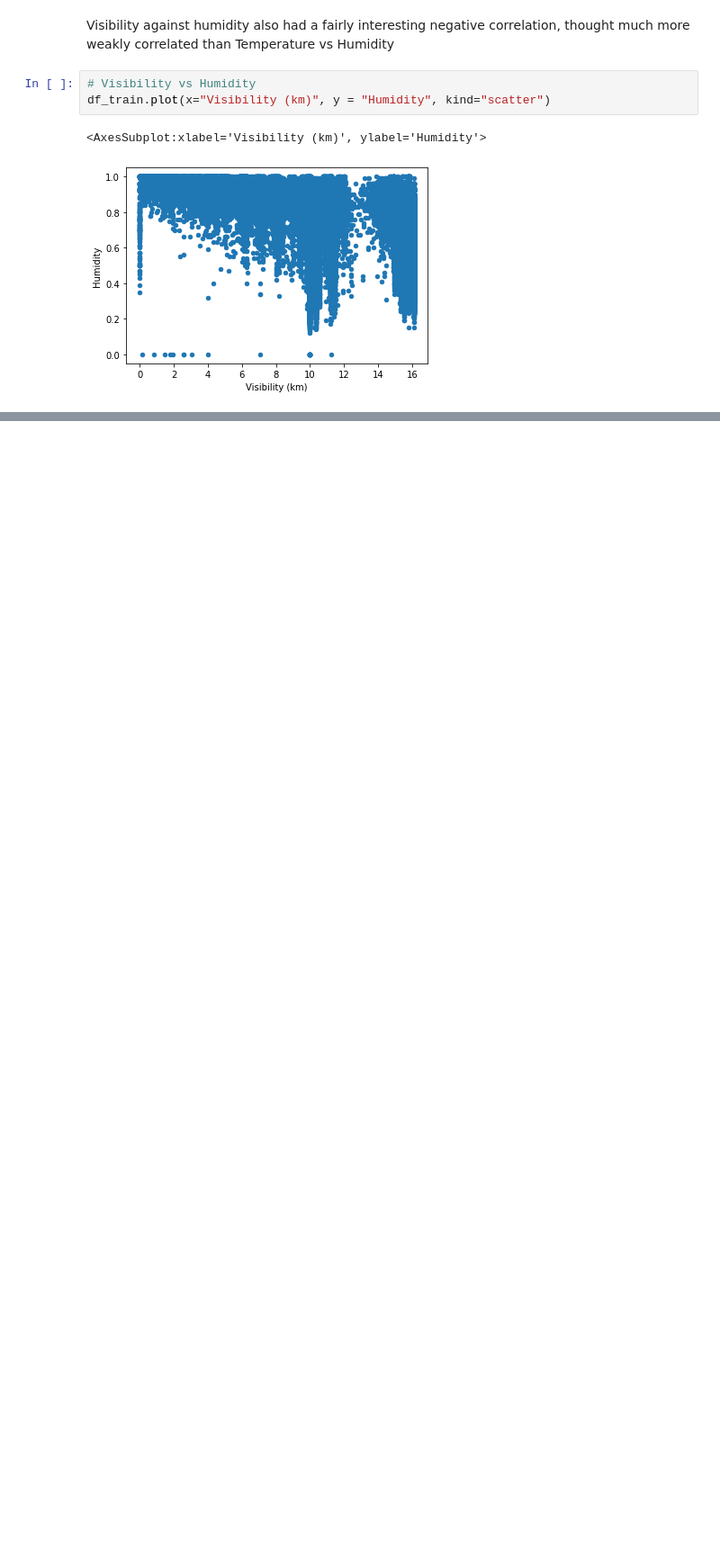
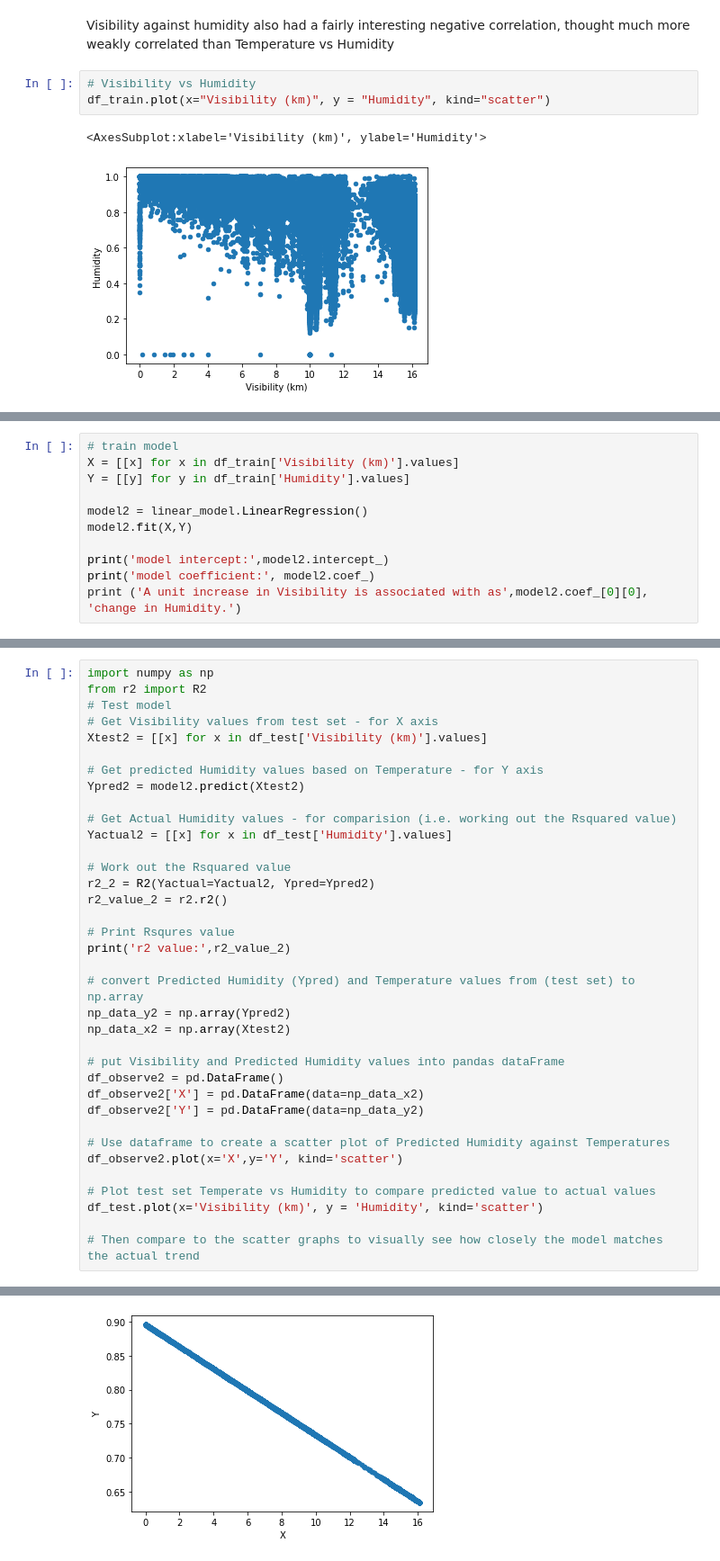
Before and after one commit to Zaederx/HumidityPredictionModel, a Jupyter notebook: weatherModel.ipynb, the cells around one changed output, grey strips where cells are left out. Shown: that part at 90% size. Drawn from its saved outputs; the diff is of its cells as text; blank space fills up the shorter version.

Commit message:
Added 2 model (single featured and dual featured models)

```diff
--- a/weatherModel.ipynb
+++ b/weatherModel.ipynb
@@ -157,0 +175,11 @@ NameError: name 'df_test' is not defined
+# %%
+# train model
+X = [[x] for x in df_train['Visibility (km)'].values]
+Y = [[y] for y in df_train['Humidity'].values]
+
+model2 = linear_model.LinearRegression()
+model2.fit(X,Y)
+
+print('model intercept:',model2.intercept_)
+print('model coefficient:', model2.coef_)
+print ('A unit increase in Visibility is associated with as',model2.coef_[0][0], 'change in Humidity.')
@@ -157,0 +192,37 @@ NameError: name 'df_test' is not defined
+# %%
+import numpy as np
+from r2 import R2
+# Test model
+# Get Visibility values from test set - for X axis
+Xtest2 = [[x] for x in df_test['Visibility (km)'].values]
+
+# Get predicted Humidity values based on Temperature - for Y axis
+Ypred2 = model2.predict(Xtest2)
+
+# Get Actual Humidity values - for comparision (i.e. working out the Rsquared value)
+Yactual2 = [[x] for x in df_test['Humidity'].values]
+
+# Work out the Rsquared value
+r2_2 = R2(Yactual=Yactual2, Ypred=Ypred2)
+r2_value_2 = r2.r2()
+
+# Print Rsqures value
+print('r2 value:',r2_value_2)
+
+# convert Predicted Humidity (Ypred) and Temperature values from (test set) to np.array
+np_data_y2 = np.array(Ypred2)
+np_data_x2 = np.array(Xtest2)
+
+# put Visibility and Predicted Humidity values into pandas dataFrame
+df_observe2 = pd.DataFrame()
+df_observe2['X'] = pd.DataFrame(data=np_data_x2)
+df_observe2['Y'] = pd.DataFrame(data=np_data_y2)
+
+# Use dataframe to create a scatter plot of Predicted Humidity against Temperatures
+df_observe2.plot(x='X',y='Y', kind='scatter')
+
+# Plot test set Temperate vs Humidity to compare predicted value to actual values
+df_test.plot(x='Visibility (km)', y = 'Humidity', kind='scatter')
+
+# Then compare to the scatter graphs to visually see how closely the model matches the actual trend
+# %% [output]
@@ -157,0 +231 @@ NameError: name 'df_test' is not defined
+[figure, added]
```
Also changed, not shown: parts of 16 cells of this notebook, 2 other files.
